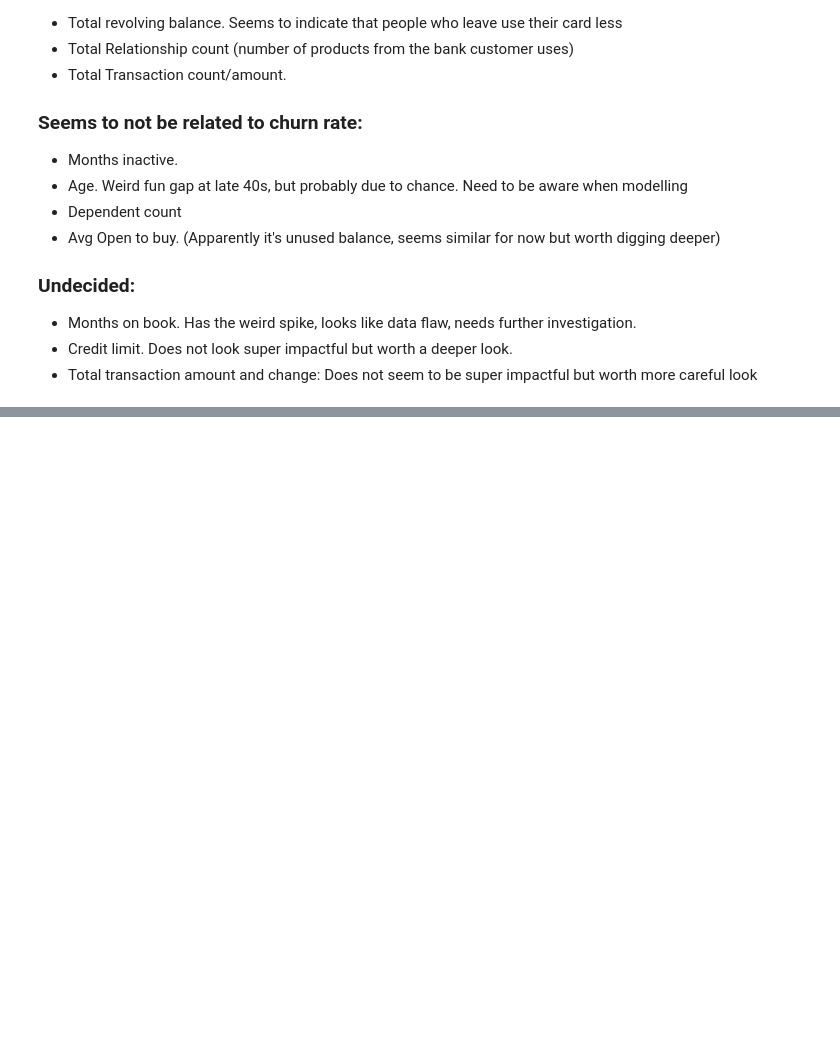
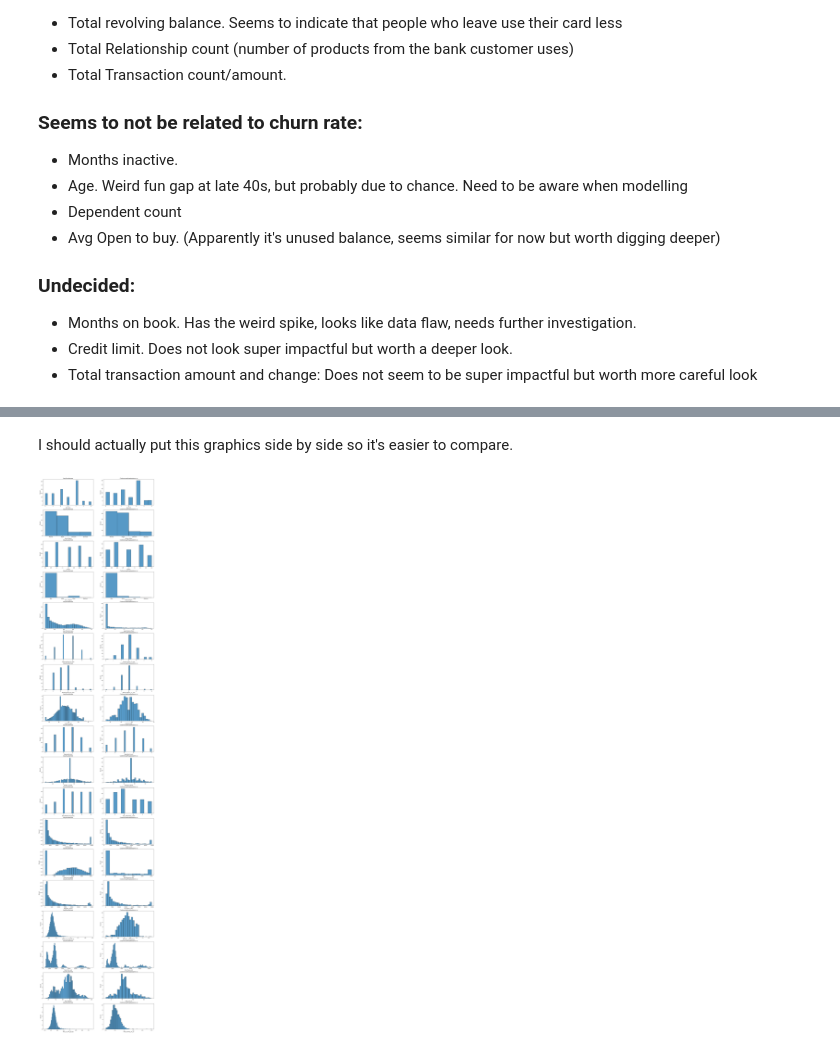
Before and after one commit to henrique-rauen/credit_card, a Jupyter notebook: Explorations.ipynb, the cells around one changed output, grey strips where cells are left out. Drawn from its saved outputs; the diff is of its cells as text; code cells hidden in the pictures; blank space fills up the shorter version.

```diff
--- a/Explorations.ipynb
+++ b/Explorations.ipynb
@@ -69,7 +69,7 @@ df["Income"] = df["Income_Category"].map(income_map)
 df["Education"] = df["Education_Level"].map(education_map)
 # %%
 jump_ship = df[df["Attrition_Flag"] == "Attrited Customer"]
-loyal = jump_ship[jump_ship["Attrition_Flag"] != "Attrited Customer"]
+loyal = df[df["Attrition_Flag"] != "Attrited Customer"]
 # %%
 bar_columns = ["Education","Marital_Status","Income","Card_Category"]
 if len(bar_columns) % 3 == 0:
@@ -149,0 +169,36 @@ sns.histplot(data=loyal["Months_on_book"])
+# %% [markdown]
+I should actually put this graphics side by side so it's easier to compare.
+# %%
+columns_to_be_plotted= ("Education"
+                        ,"Marital_Status"
+                        ,"Income"
+                        ,"Card_Category"
+                        ,"Avg_Utilization_Ratio"
+                        ,"Contacts_Count_12_mon"
+                        ,"Months_Inactive_12_mon"
+                        ,"Customer_Age"
+                        ,"Dependent_count"
+                        ,"Months_on_book"
+                        ,"Total_Relationship_Count"
+                        ,"Credit_Limit"
+                        ,"Total_Revolving_Bal"
+                        ,"Avg_Open_To_Buy"
+                        ,"Total_Amt_Chng_Q4_Q1"
+                        ,"Total_Trans_Amt"
+                        ,"Total_Trans_Ct"
+                        ,"Total_Ct_Chng_Q4_Q1"
+                        )
+#Fixed 2 columns for easier comparison
+rows = len(columns_to_be_plotted)
+fig, axs = plt.subplots(rows,cols, figsize=(20,100))
+
+#fig.suptitle("Customers who stayed vs customers who left", fontsize=20)
+
+
+for row in range(rows):
+        sns.histplot(data=loyal[columns_to_be_plotted[row]], stat='percent', ax =axs[row][0])
+        axs[row][0].set_title("Loyal customers")
+        sns.histplot(data=jump_ship[columns_to_be_plotted[row]], stat='percent', ax =axs[row][1])
+        axs[row][1].set_title("Customers who abandones us")
+# %% [output]
+[figure, added]
```
Also changed, not shown: parts of 22 cells of this notebook.
